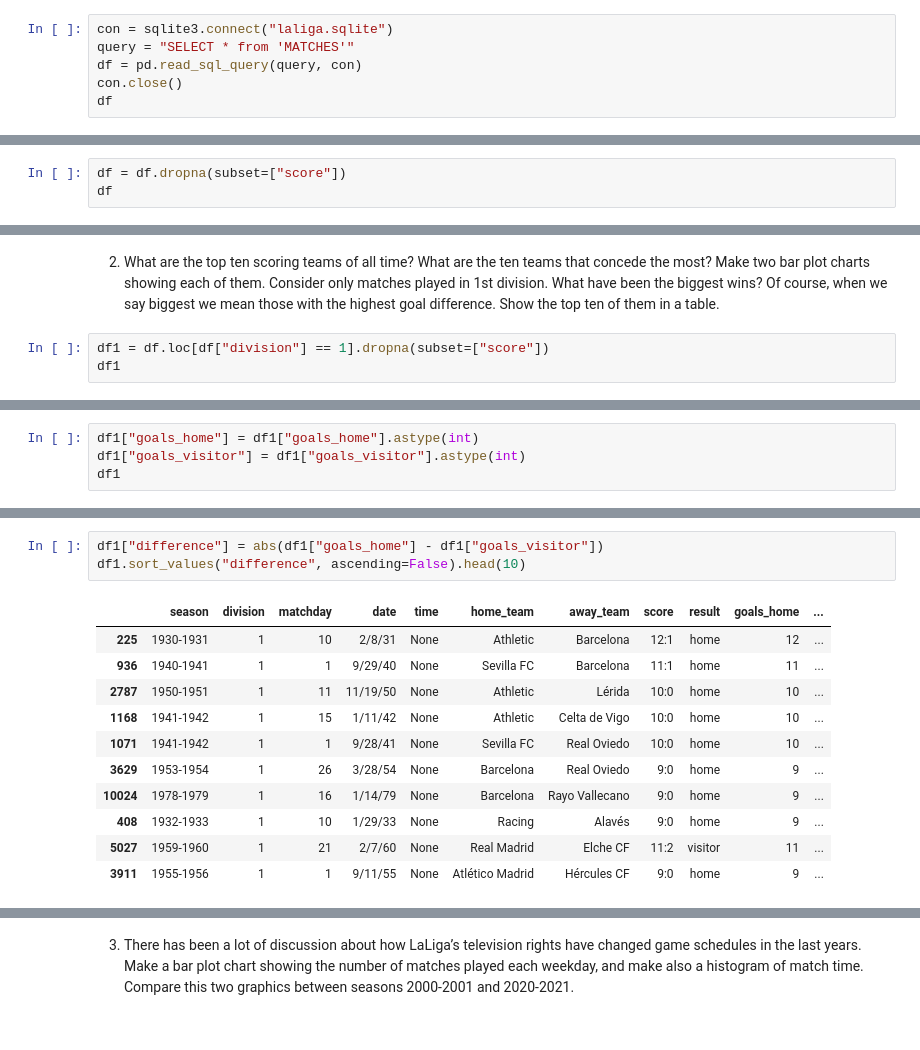
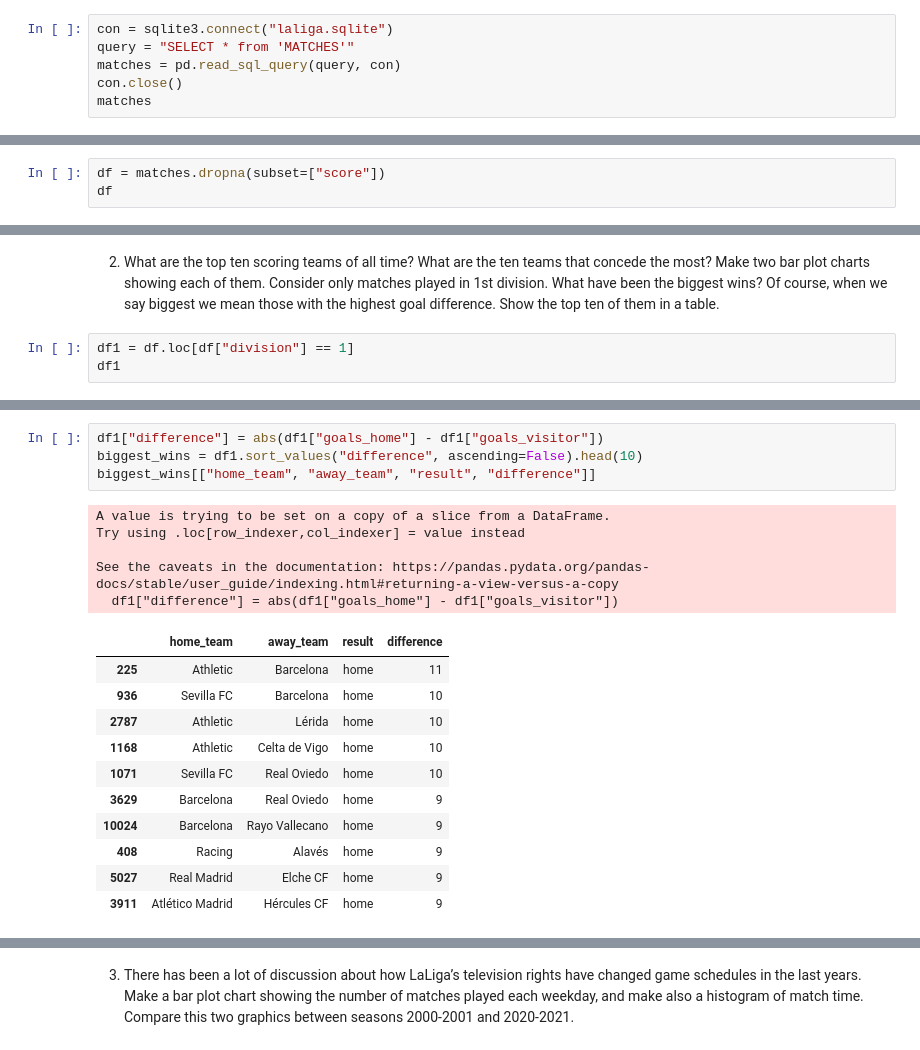
Before and after one commit to mariajinxue/la-quiniela, a Jupyter notebook: analysis/LaLigaDataAnalysis.ipynb, the cells around one changed output, grey strips where cells are left out. Drawn from its saved outputs; the diff is of its cells as text.

```diff
--- a/analysis/LaLigaDataAnalysis.ipynb
+++ b/analysis/LaLigaDataAnalysis.ipynb
@@ -10,9 +10,9 @@ import matplotlib.pyplot as plt
 # %%
 con = sqlite3.connect("laliga.sqlite")
 query = "SELECT * from 'MATCHES'"
-df = pd.read_sql_query(query, con)
+matches = pd.read_sql_query(query, con)
 con.close()
-df
+matches
 # %% [output]
 |  | season | division | matchday | date | time | home_team | away_team | score |
 | 0 | 1928-1929 | 1 | 1 | 2/10/29 | None | Arenas Club | Athletic Madrid | 2:3 |
@@ -28,7 +28,7 @@ df
 | 48779 | 2021-2022 | 2 | 42 | 5/29/22 | None | Real Valladolid | SD Huesca | None |
 48780 rows × 8 columns
 # %%
-df = df.dropna(subset=["score"])
+df = matches.dropna(subset=["score"])
 df
 # %% [output]
 |  | season | division | matchday | date | time | home_team | away_team | score |
@@ -117,6 +101,6 @@ plt.show()
 What have been the biggest wins? Of course, when we say biggest we mean
 those with the highest goal difference. Show the top ten of them in a table.
 # %%
-df1 = df.loc[df["division"] == 1].dropna(subset=["score"])
+df1 = df.loc[df["division"] == 1]
 df1
 # %% [output]
@@ -136,4 +119,0 @@ df1
-# %%
-df1["goals_home"] = df1["goals_home"].astype(int)
-df1["goals_visitor"] = df1["goals_visitor"].astype(int)
-df1
@@ -201,15 +179,21 @@ dtype: int64
 # %%
 df1["difference"] = abs(df1["goals_home"] - df1["goals_visitor"])
-df1.sort_values("difference", ascending=False).head(10)
+biggest_wins = df1.sort_values("difference", ascending=False).head(10)
+biggest_wins[["home_team", "away_team", "result", "difference"]]
 # %% [output]
+A value is trying to be set on a copy of a slice from a DataFrame.
+Try using .loc[row_indexer,col_indexer] = value instead
+
+See the caveats in the documentation: https://pandas.pydata.org/pandas-docs/stable/user_guide/indexing.html#returning-a-view-versus-a-copy
+  df1["difference"] = abs(df1["goals_home"] - df1["goals_visitor"])
-|  | season | division | matchday | date | time | home_team | away_team | score | result | goals_home | ... |
-| 225 | 1930-1931 | 1 | 10 | 2/8/31 | None | Athletic | Barcelona | 12:1 | home | 12 | ... |
-| 936 | 1940-1941 | 1 | 1 | 9/29/40 | None | Sevilla FC | Barcelona | 11:1 | home | 11 | ... |
-| 2787 | 1950-1951 | 1 | 11 | 11/19/50 | None | Athletic | Lérida | 10:0 | home | 10 | ... |
-| 1168 | 1941-1942 | 1 | 15 | 1/11/42 | None | Athletic | Celta de Vigo | 10:0 | home | 10 | ... |
-| 1071 | 1941-1942 | 1 | 1 | 9/28/41 | None | Sevilla FC | Real Oviedo | 10:0 | home | 10 | ... |
-| 3629 | 1953-1954 | 1 | 26 | 3/28/54 | None | Barcelona | Real Oviedo | 9:0 | home | 9 | ... |
-| 10024 | 1978-1979 | 1 | 16 | 1/14/79 | None | Barcelona | Rayo Vallecano | 9:0 | home | 9 | ... |
-| 408 | 1932-1933 | 1 | 10 | 1/29/33 | None | Racing | Alavés | 9:0 | home | 9 | ... |
-| 5027 | 1959-1960 | 1 | 21 | 2/7/60 | None | Real Madrid | Elche CF | 11:2 | visitor | 11 | ... |
-| 3911 | 1955-1956 | 1 | 1 | 9/11/55 | None | Atlético Madrid | Hércules CF | 9:0 | home | 9 | ... |
+|  | home_team | away_team | result | difference |
+| 225 | Athletic | Barcelona | home | 11 |
+| 936 | Sevilla FC | Barcelona | home | 10 |
+| 2787 | Athletic | Lérida | home | 10 |
+| 1168 | Athletic | Celta de Vigo | home | 10 |
+| 1071 | Sevilla FC | Real Oviedo | home | 10 |
+| 3629 | Barcelona | Real Oviedo | home | 9 |
+| 10024 | Barcelona | Rayo Vallecano | home | 9 |
+| 408 | Racing | Alavés | home | 9 |
+| 5027 | Real Madrid | Elche CF | home | 9 |
+| 3911 | Atlético Madrid | Hércules CF | home | 9 |
```
Also changed, not shown: parts of 29 cells of this notebook.
